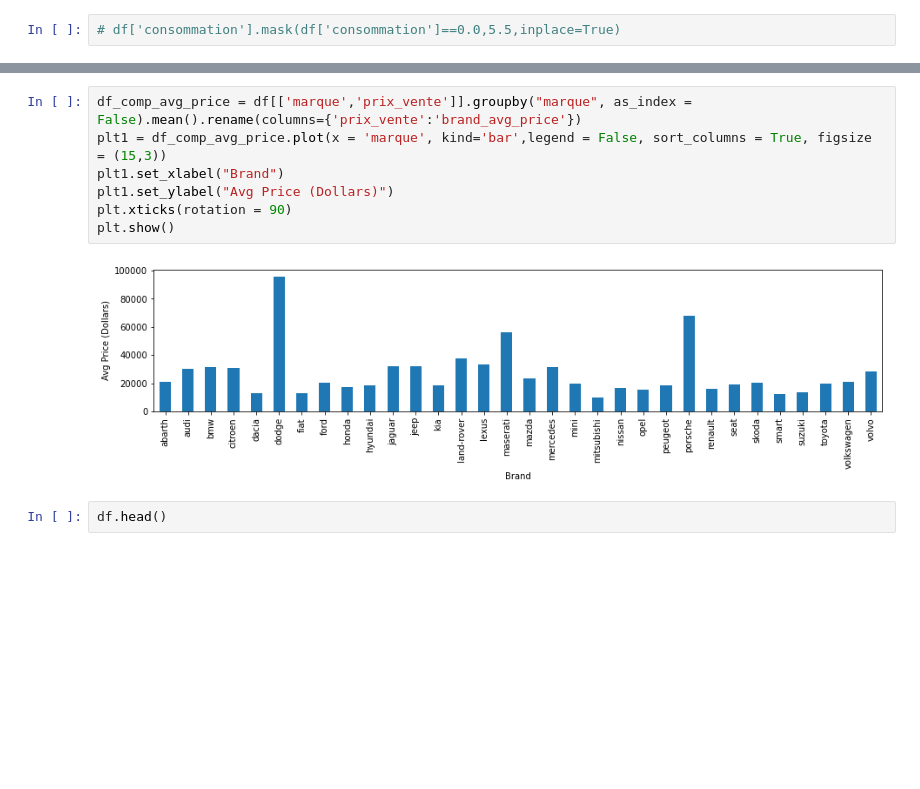
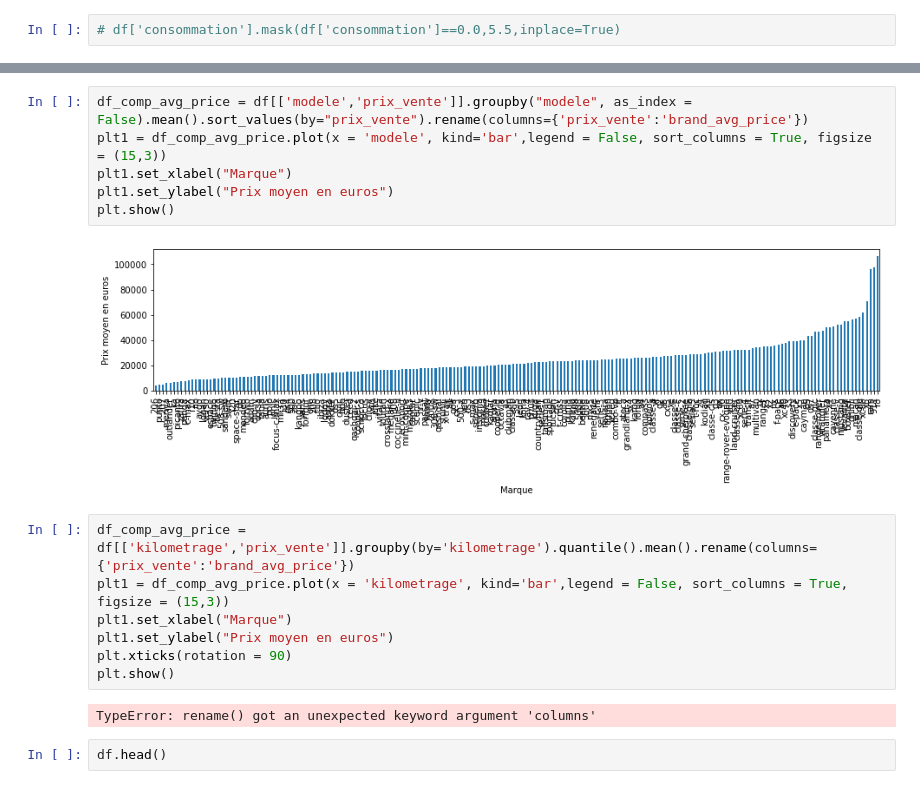
Before and after one commit to dia36u/IAParuVendu_Groupe2, a Jupyter notebook: Modele_IA/IA.ipynb, the cells around one changed output, grey strips where cells are left out. Saved outputs shown, nothing was run; the diff lists cells and outputs as text; blank space fills up the shorter version.

```diff
--- a/Modele_IA/IA.ipynb
+++ b/Modele_IA/IA.ipynb
@@ -41,13 +41,21 @@ plt.tight_layout()
 <Figure size 842.4x595.44 with 0 Axes>
+# %%
+df_comp_avg_price = df[['modele','prix_vente']].groupby("modele", as_index = False).mean().sort_values(by="prix_vente").rename(columns={'prix_vente':'brand_avg_price'})
+plt1 = df_comp_avg_price.plot(x = 'modele', kind='bar',legend = False, sort_columns = True, figsize = (15,3))
+plt1.set_xlabel("Marque")
+plt1.set_ylabel("Prix moyen en euros")
+plt.show()
+# %% [output]
+[figure, added]
 # %%
-df_comp_avg_price = df[['marque','prix_vente']].groupby("marque", as_index = False).mean().rename(columns={'prix_vente':'brand_avg_price'})
-plt1 = df_comp_avg_price.plot(x = 'marque', kind='bar',legend = False, sort_columns = True, figsize = (15,3))
-plt1.set_xlabel("Brand")
-plt1.set_ylabel("Avg Price (Dollars)")
+df_comp_avg_price = df[['kilometrage','prix_vente']].groupby(by='kilometrage').quantile().mean().rename(columns={'prix_vente':'brand_avg_price'})
+plt1 = df_comp_avg_price.plot(x = 'kilometrage', kind='bar',legend = False, sort_columns = True, figsize = (15,3))
+plt1.set_xlabel("Marque")
+plt1.set_ylabel("Prix moyen en euros")
 plt.xticks(rotation = 90)
 plt.show()
 # %% [output]
-[figure, removed]
+TypeError: rename() got an unexpected keyword argument 'columns'
 # %%
 df.head()
 # %% [output]
```
Also changed, not shown: parts of 1 cell of this notebook, 1 other file.
